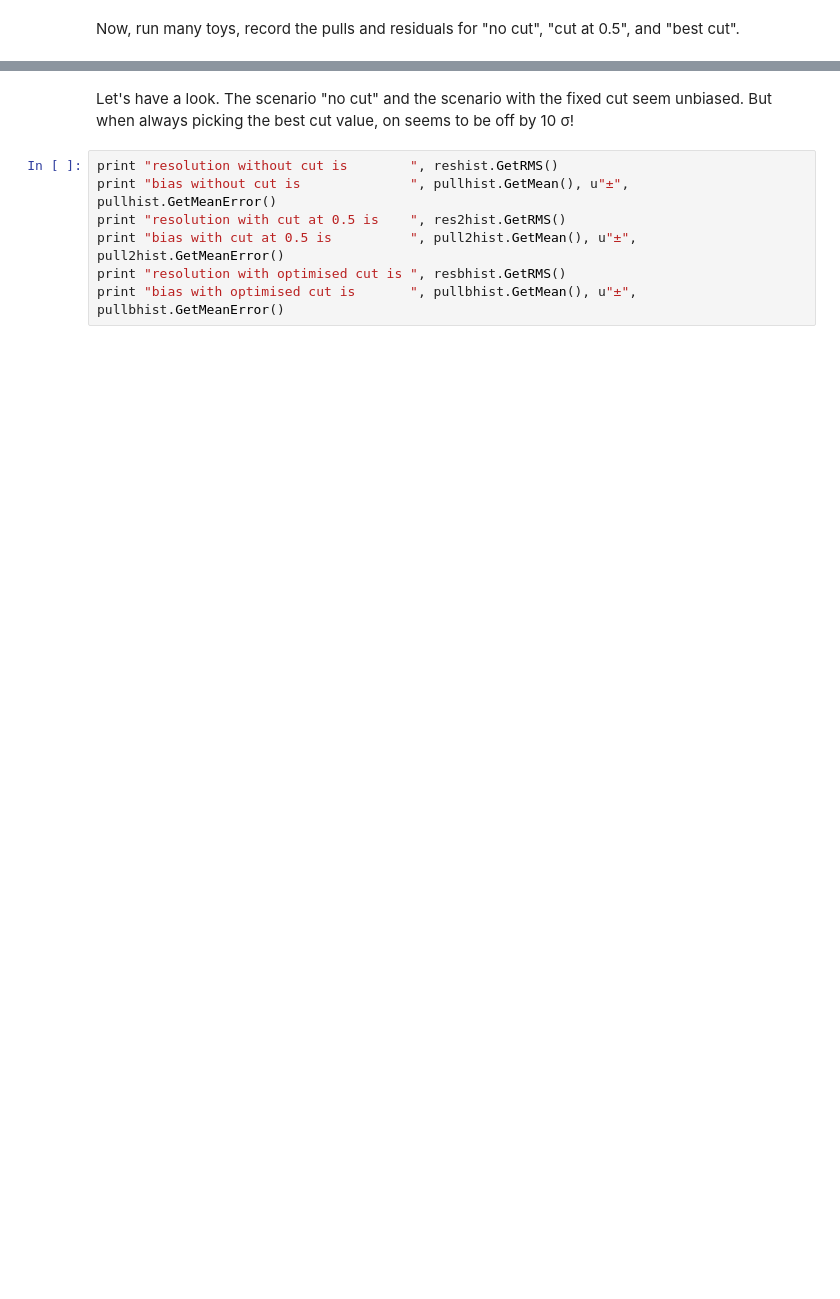
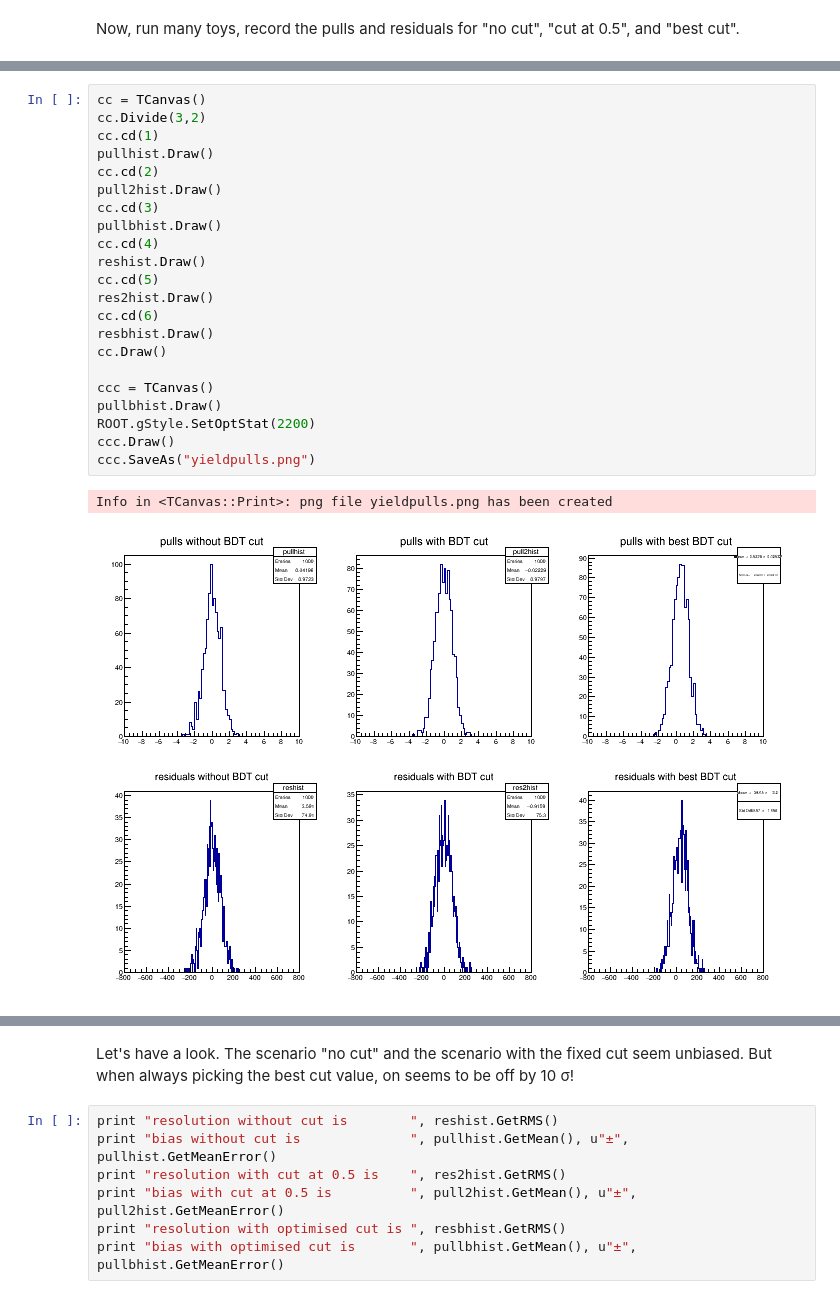
Before and after one commit to pseyfert/ToyFits, a Jupyter notebook: cutoptimisation-part1-yieldfit.ipynb, the cells around one changed output, grey strips where cells are left out. Saved outputs shown, nothing was run; the diff lists cells and outputs as text; blank space fills up the shorter version.

```diff
--- a/cutoptimisation-part1-yieldfit.ipynb
+++ b/cutoptimisation-part1-yieldfit.ipynb
@@ -170,0 +216,25 @@ cc.Draw()
+# %%
+cc = TCanvas()
+cc.Divide(3,2)
+cc.cd(1)
+pullhist.Draw()
+cc.cd(2)
+pull2hist.Draw()
+cc.cd(3)
+pullbhist.Draw()
+cc.cd(4)
+reshist.Draw()
+cc.cd(5)
+res2hist.Draw()
+cc.cd(6)
+resbhist.Draw()
+cc.Draw()
+
+ccc = TCanvas()
+pullbhist.Draw()
+ROOT.gStyle.SetOptStat(2200)
+ccc.Draw()
+ccc.SaveAs("yieldpulls.png")
+# %% [output]
+Info in <TCanvas::Print>: png file yieldpulls.png has been created
+[figure, added]
```
Also changed, not shown: parts of 6 cells of this notebook, 2 other files.
